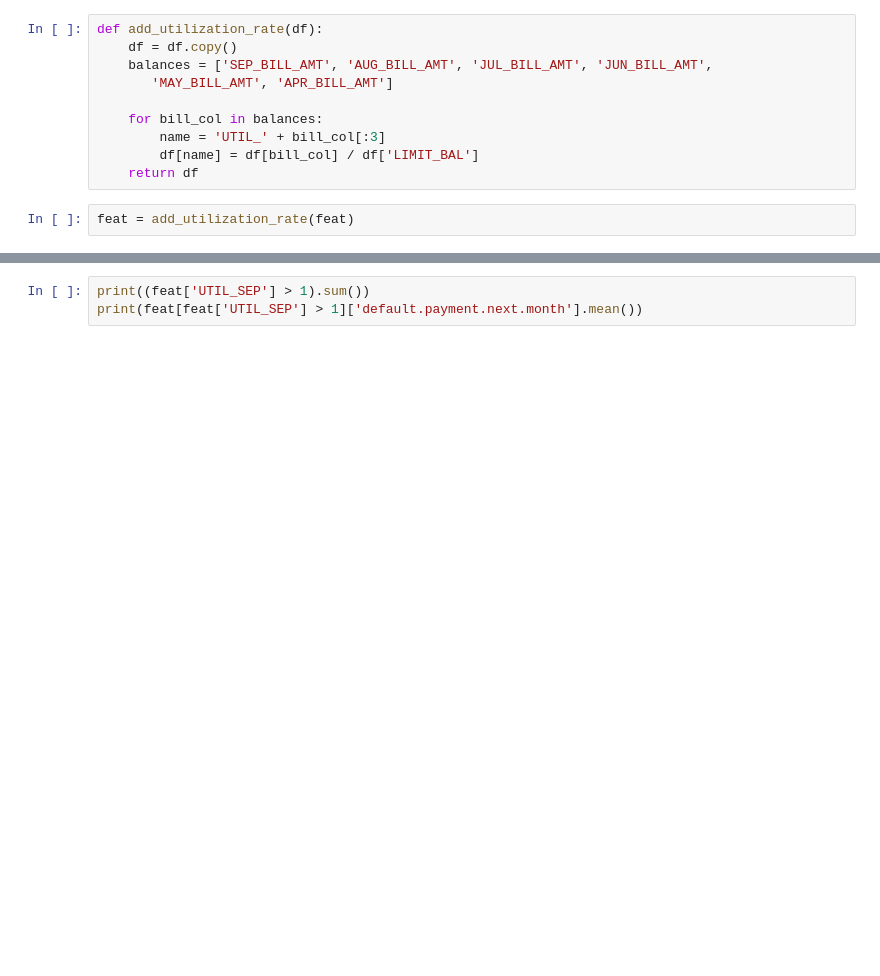
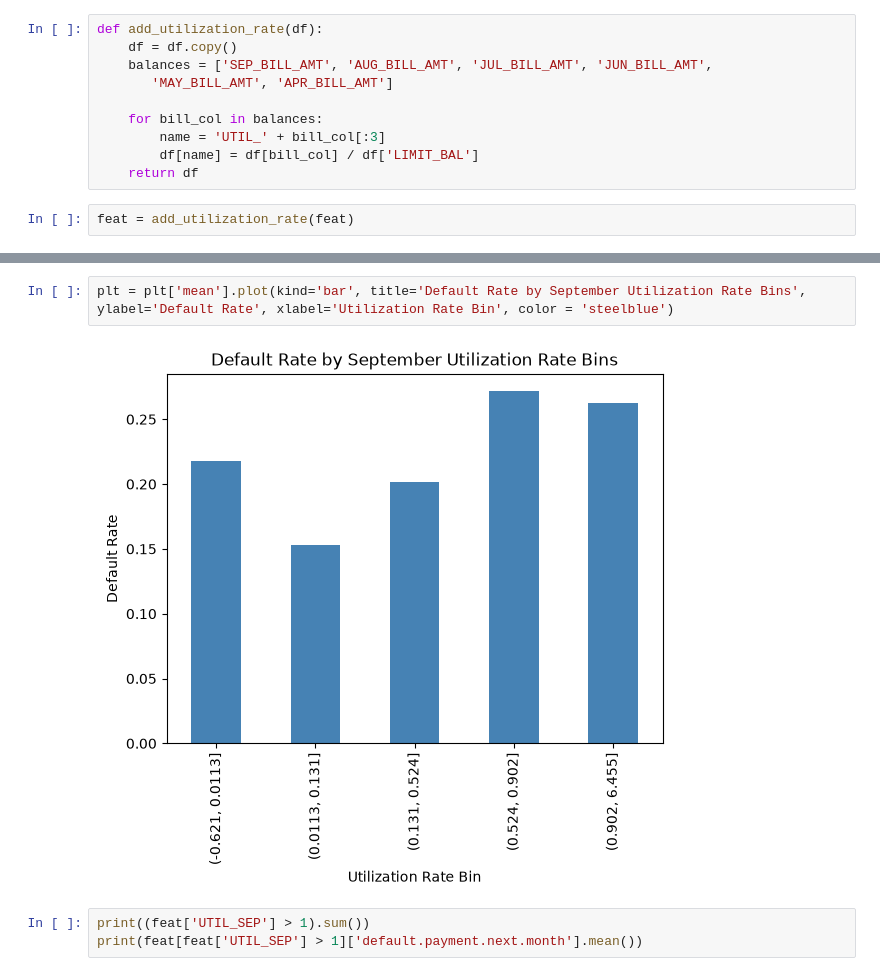
Before and after one commit to veronicakwon/predicting_credit_card_payment, a Jupyter notebook: notebooks/03_feature_engineering.ipynb, the cells around one changed output, grey strips where cells are left out. Drawn from its saved outputs; the diff is of its cells as text; blank space fills up the shorter version.

```diff
--- a/notebooks/03_feature_engineering.ipynb
+++ b/notebooks/03_feature_engineering.ipynb
@@ -119,3 +158,7 @@ Index(['ID', 'LIMIT_BAL', 'SEX', 'EDUCATION', 'MARRIAGE', 'AGE',
+# %%
+plt = plt['mean'].plot(kind='bar', title='Default Rate by September Utilization Rate Bins', ylabel='Default Rate', xlabel='Utilization Rate Bin', color = 'steelblue')
+# %% [output]
+[figure, added]
 # %%
 print((feat['UTIL_SEP'] > 1).sum())
 print(feat[feat['UTIL_SEP'] > 1]['default.payment.next.month'].mean())
```
Also changed, not shown: parts of 12 cells of this notebook, 1 other file.
